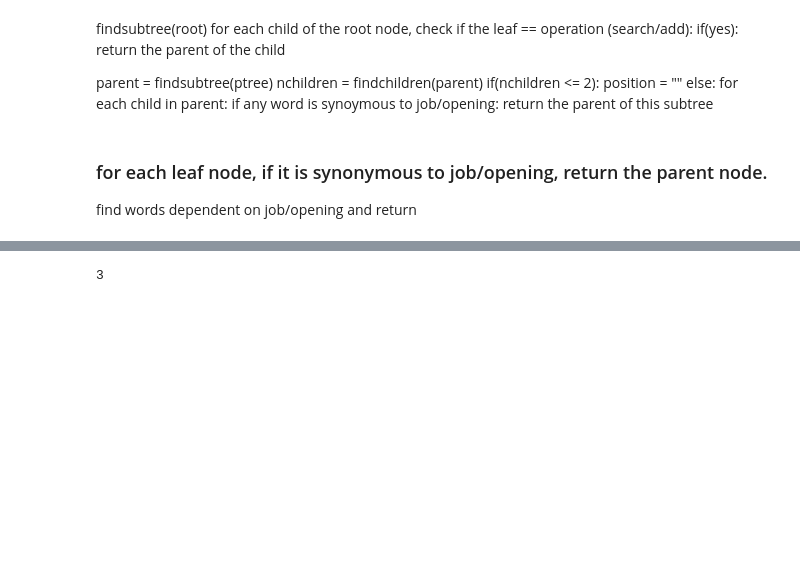
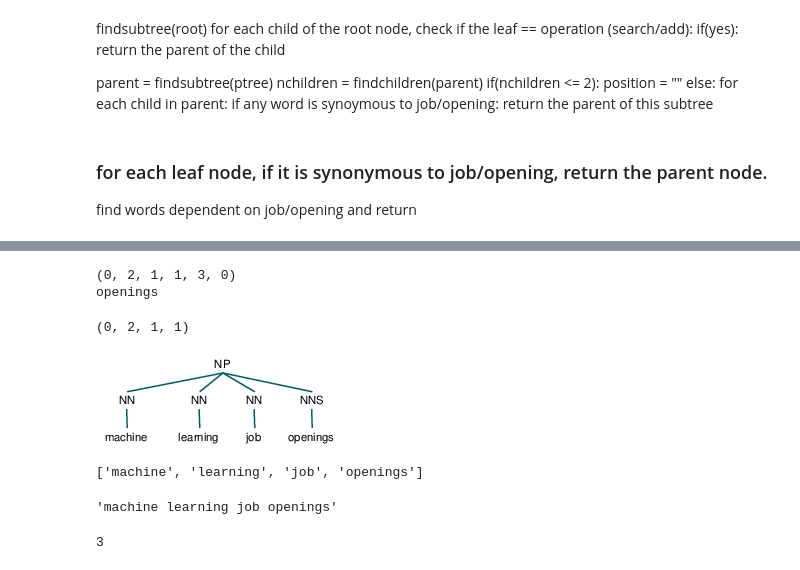
Before and after one commit to Vman45/Voice-Assistant-LinkedIn, a Jupyter notebook: position identification.ipynb, the cells around one changed output, grey strips where cells are left out. Saved outputs shown, nothing was run; the diff lists cells and outputs as text; code cells hidden in the pictures; blank space fills up the shorter version.

Commit message:
position identifier

```diff
--- a/position identification.ipynb
+++ b/position identification.ipynb
@@ -118,0 +121,24 @@ find words dependent on job/opening and return
+# %%
+synJob = findSynonyms('job')
+JobSyn = []
+for syn in synJob:
+    if syn not in JobSyn:
+        JobSyn.append(syn)
+
+# JobSyn
+
+synOpen = findSynonyms('openings')
+OpenSyn = ['opening']
+for syn in synOpen:
+    if syn not in OpenSyn:
+        OpenSyn.append(syn)
+
+# OpenSyn
+
+synPos = findSynonyms('position')
+PosSyn = []
+for syn in synPos:
+    if syn not in PosSyn:
+        PosSyn.append(syn)
+
+# PosSyn
@@ -129,3 +157,36 @@ ptree = ParentedTree.fromstring(depTreeStr)
+# %%
+leaf_values = ptree.leaves()
+
+for word in OpenSyn:
+    if word in leaf_values:
+        leaf_index = leaf_values.index(word)
+        tree_location = ptree.leaf_treeposition(leaf_index)
+        print (tree_location)
+        print (ptree[tree_location])
+        break
+# %% [output]
+(0, 2, 1, 1, 3, 0)
+openings
+# %%
+treeLoc = tree_location[:-2]
+treeLoc
+# %% [output]
+(0, 2, 1, 1)
+# %%
+subtree = ptree[treeLoc]
+subtree
+# %% [output]
+[figure, added]
+# %%
+childNodes = subtree.leaves()
+childNodes
+# %% [output]
+['machine', 'learning', 'job', 'openings']
+# %%
+position = (" ".join(childNodes))
+position
+# %% [output]
+'machine learning job openings'
 # %%
 def findNchildren(ptree):
     nchild = 0
```
Also changed, not shown: parts of 7 cells of this notebook, 2 other files.
